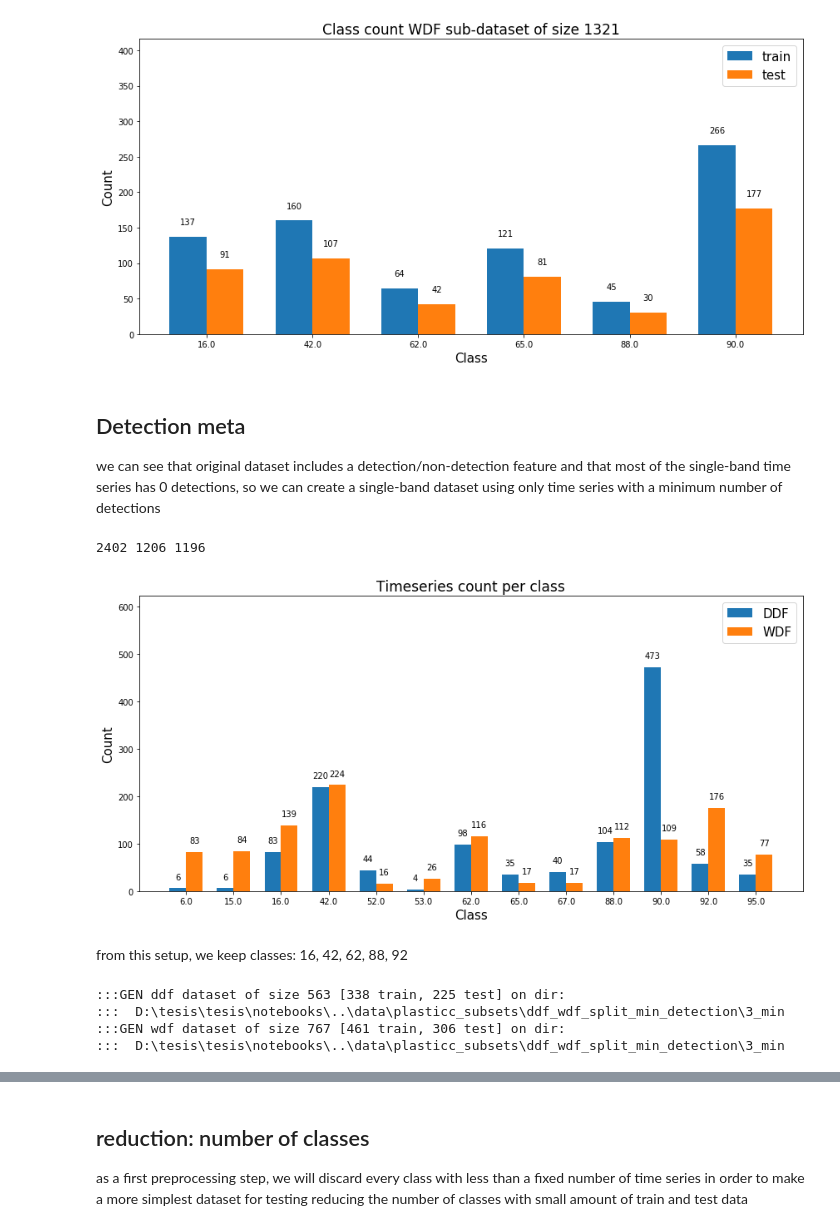
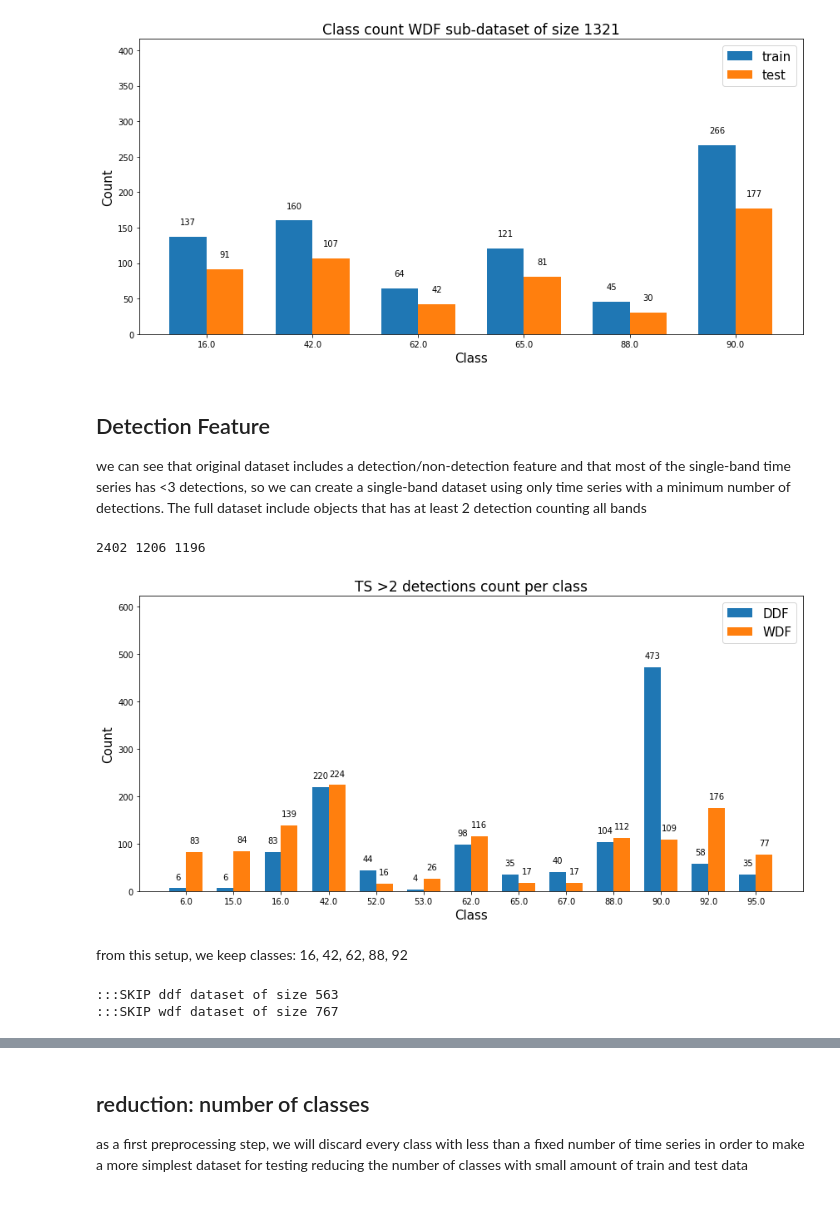
Before and after one commit to frmunozz/irregular-bag-of-pattern, a Jupyter notebook: notebooks/preprocessing.ipynb, the cells around one changed output, grey strips where cells are left out. Cells and saved outputs as stored; diff of their text form; code cells hidden in the pictures.

```diff
--- a/notebooks/preprocessing.ipynb
+++ b/notebooks/preprocessing.ipynb
@@ -83,8 +41,0 @@ _ = plt.hist(total_detected, bins=50)
-# %%
-i = 18
-print("total detection: ", total_detected[i])
-plt.plot(t_before[i], d_before[i], '.--')
-sigma = np.std(d_before[i])
-mu = np.mean(d_before[i])
-print(mu, sigma, 3*sigma)
-print(np.where(np.abs(d_before[i]) > sigma))
@@ -137,7 +63,7 @@ class_count_wdf = defaultdict(int)
 for l in df_meta_wdf["target"]:
     class_count_wdf[l] += 1
 
-def plot_labels_tuple(class_count1, class_count2, label1, label2, title="Timeseries count per class"):
+def plot_labels_tuple(class_count1, class_count2, label1, label2, title="Multi-band Time Series count per class"):
     labels_cc1, values_cc1 = zip(*sorted(class_count1.items()))
     labels_cc2, values_cc2 = zip(*sorted(class_count2.items()))
 
@@ -263,0 +242,18 @@ _ = plt.legend()
+# %%
+fig = plt.figure(figsize=(10, 4))
+plt.hist(count_detect_ddf, alpha=1, bins=20, label="DDF")
+plt.hist(count_detect_wdf, alpha=0.5, bins=20, label="WDF")
+plt.xlabel("Number of detections", fontsize=14)
+plt.ylabel("Count", fontsize=14)
+plt.title("Histogram of number of detections per Multi-band Time Serie", fontsize=16)
+_ = plt.legend()
+
+
+fig = plt.figure(figsize=(10, 4))
+plt.hist(count_detect_ddf, alpha=1, bins=200, label="DDF")
+plt.hist(count_detect_wdf, alpha=0.5, bins=200, label="WDF")
+plt.xlim([0,20])
+plt.xlabel("Number of detections", fontsize=14)
+plt.ylabel("Count", fontsize=14)
+plt.title("Histogram of number of detections per Multi-band Time Serie", fontsize=16)
+_ = plt.legend()
@@ -371,9 +370,9 @@ fast_class_count_plot(wdf_subset_train_l, wdf_subset_test_l, title="Class count
 [figure]
 [figure]
 # %% [markdown]
-## Detection meta
+## Detection Feature
 
-we can see that original dataset includes a detection/non-detection feature and that most of the single-band time series has 0 detections, so we can create a single-band dataset using only time series with a minimum number of detections
+we can see that original dataset includes a detection/non-detection feature and that most of the single-band time series has <3 detections, so we can create a single-band dataset using only time series with a minimum number of detections. The full dataset include objects that has at least 2 detection counting all bands
 # %%
 # we take time series with at least 'min_detections' detections in this band
 def get_timeseries_detections(df, df_meta, passband=3, min_detections=3):
@@ -434,35 +433,35 @@ def plot_labels_tuple(class_count1, class_count2, label1, label2, title="Timeser
 
     rects1 = ax.bar(indexes, values_cc1, width)
     rects2 = ax.bar(indexes + width, values_cc2, width)
 
     ax.set_xticks(indexes + width / 2)
     ax.set_ylim([0, max(np.max(values_cc1), np.max(values_cc2)) + 150])
     ax.set_xticklabels(labels_cc1)
 
     ax.set_xlabel("Class", fontsize=15)
     ax.set_ylabel("Count", fontsize=15)
     ax.set_title(title, fontsize=17)
 
     ax.legend((rects1[0], rects2[0]), (label1, label2), fontsize=15)
 
     def autolabel(rects):
         """
         Attach a text label above each bar displaying its height
         """
         for rect in rects:
             height = rect.get_height()
             ax.text(rect.get_x() + rect.get_width()/2., height + 15,
                     '%d' % int(height),
                     ha='center', va='bottom')
 
     autolabel(rects1)
     autolabel(rects2)
 
     plt.tight_layout()
 
-plot_labels_tuple(class_count_ddf, class_count_wdf, "DDF", "WDF")
+plot_labels_tuple(class_count_ddf, class_count_wdf, "DDF", "WDF", title="TS >2 detections count per class")
 # %% [output]
-[figure, old version]
+[figure, new version]
 # %% [markdown]
 from this setup, we keep classes: 16, 42, 62, 88, 92
 # %%
@@ -542,6 +541,8 @@ def gen_dataset_min_detection(df, df_meta, output_path, min_detect=3, passband=5
     wdf = 0
     ddf = 1
 
+    datasets = []
+
     for ddf in [1, 0]:
         if ddf == 1:
             key = "ddf"
@@ -556,6 +557,7 @@ def gen_dataset_min_detection(df, df_meta, output_path, min_detect=3, passband=5
 
         train_t, train_d = zip(*train_t_d)
         test_t, test_d = zip(*test_t_d)
+        datasets.append([train_d, test_d, train_t, test_t, train_l, test_l])
         skip = False
         for type_i, data_i in zip(["d", "t", "l"],
                                   [(train_d, test_d), (train_t, test_t), (train_l, test_l)]):
@@ -574,11 +576,10 @@ def gen_dataset_min_detection(df, df_meta, output_path, min_detect=3, passband=5
             print("::: ", output_path)
         else:
             print(":::SKIP %s dataset of size %d" % (key, len(d)))
+    return datasets
 
 output_path_min_detect = os.path.join(data_path, "plasticc_subsets", "ddf_wdf_split_min_detection", "3_min")
-gen_dataset_min_detection(df, df_meta, output_path_min_detect, min_detect=3, passband=5)
+datases_gen = gen_dataset_min_detection(df, df_meta, output_path_min_detect, min_detect=3, passband=5)
 # %% [output]
-:::GEN ddf dataset of size 563 [338 train, 225 test] on dir:
-:::  D:\tesis\tesis\notebooks\..\data\plasticc_subsets\ddf_wdf_split_min_detection\3_min
-:::GEN wdf dataset of size 767 [461 train, 306 test] on dir:
-:::  D:\tesis\tesis\notebooks\..\data\plasticc_subsets\ddf_wdf_split_min_detection\3_min
+:::SKIP ddf dataset of size 563
+:::SKIP wdf dataset of size 767
```
Also changed, not shown: parts of 23 cells of this notebook, 22 other files.
